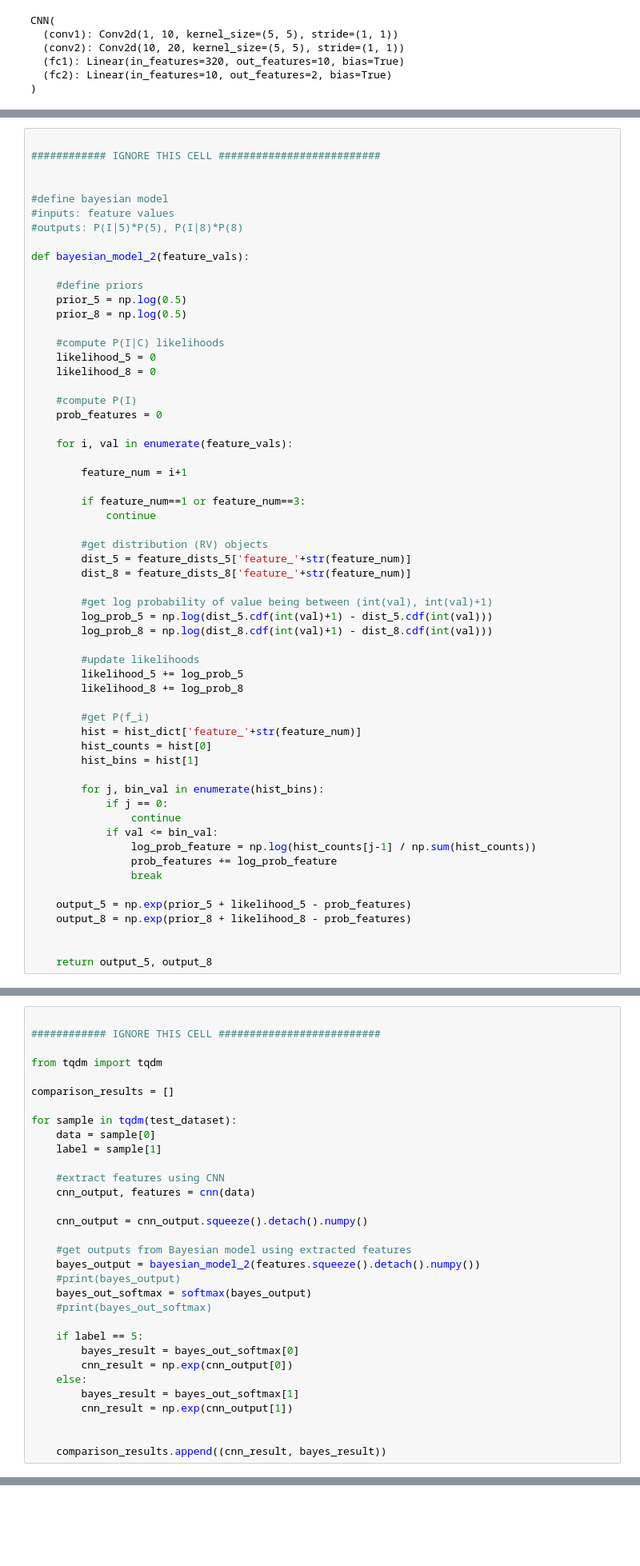
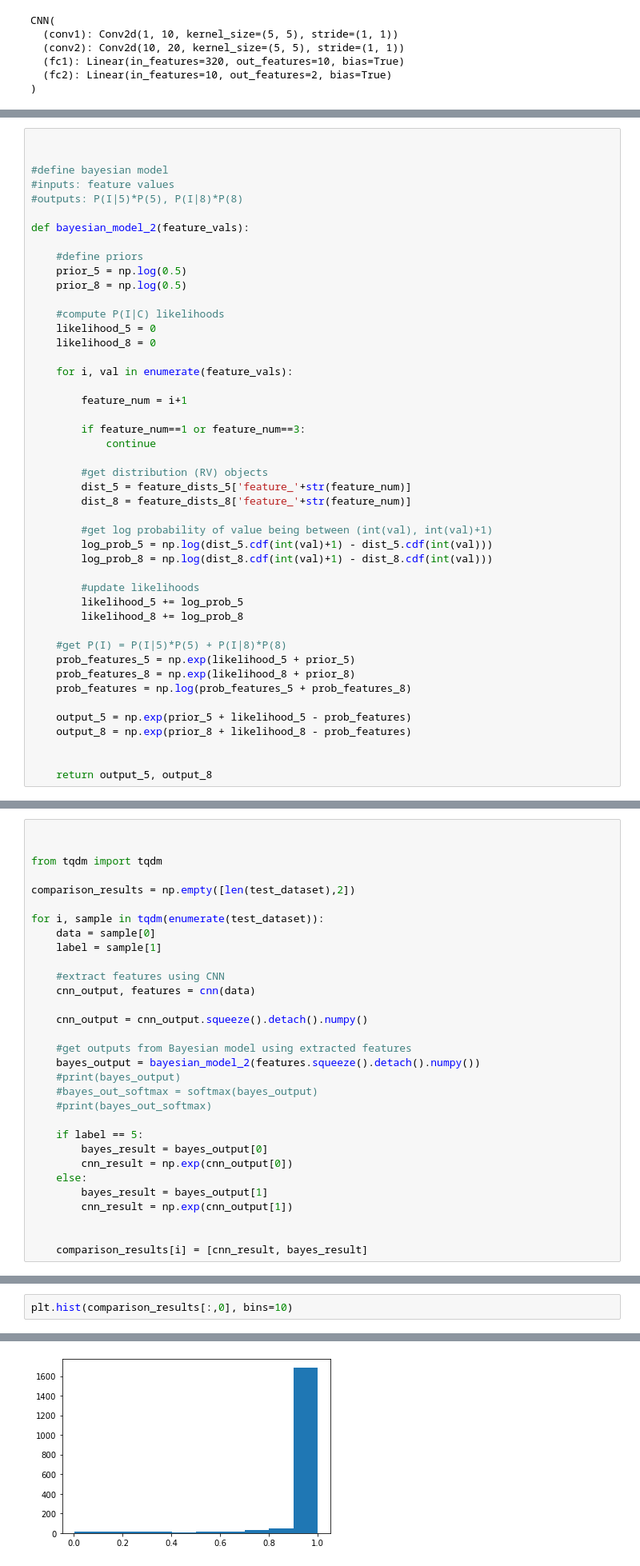
Before and after one commit to jnshzk/CCM_project, a Jupyter notebook: bayesian_model.ipynb, the cells around one changed output, grey strips where cells are left out. Shown at 80% size. Saved outputs shown, nothing was run; the diff lists cells and outputs as text; blank space fills up the shorter version.

```diff
--- a/bayesian_model.ipynb
+++ b/bayesian_model.ipynb
@@ -404,6 +437,4 @@ array([[0.00000000e+00, 0.00000000e+00],
 # %%
-
-############ IGNORE THIS CELL ##########################
 
 
 #define bayesian model
@@ -419,9 +450,6 @@ def bayesian_model_2(feature_vals):
     #compute P(I|C) likelihoods
     likelihood_5 = 0
     likelihood_8 = 0
-
-    #compute P(I)
-    prob_features = 0
 
     for i, val in enumerate(feature_vals):
 
@@ -442,18 +470,10 @@ def bayesian_model_2(feature_vals):
         likelihood_5 += log_prob_5
         likelihood_8 += log_prob_8
 
-        #get P(f_i)
-        hist = hist_dict['feature_'+str(feature_num)]
-        hist_counts = hist[0]
-        hist_bins = hist[1]
-
-        for j, bin_val in enumerate(hist_bins):
-            if j == 0:
-                continue
-            if val <= bin_val:
-                log_prob_feature = np.log(hist_counts[j-1] / np.sum(hist_counts))
-                prob_features += log_prob_feature
-                break
+    #get P(I) = P(I|5)*P(5) + P(I|8)*P(8)
+    prob_features_5 = np.exp(likelihood_5 + prior_5)
+    prob_features_8 = np.exp(likelihood_8 + prior_8)
+    prob_features = np.log(prob_features_5 + prob_features_8)
 
     output_5 = np.exp(prior_5 + likelihood_5 - prob_features)
     output_8 = np.exp(prior_8 + likelihood_8 - prob_features)
@@ -495,12 +514,11 @@ bayesian model test accuracy: 0.9694533762057878
 # %%
 
-############ IGNORE THIS CELL ##########################
 
 from tqdm import tqdm
 
-comparison_results = []
+comparison_results = np.empty([len(test_dataset),2])
 
-for sample in tqdm(test_dataset):
+for i, sample in tqdm(enumerate(test_dataset)):
     data = sample[0]
     label = sample[1]
 
@@ -512,15 +530,15 @@ for sample in tqdm(test_dataset):
     #get outputs from Bayesian model using extracted features
     bayes_output = bayesian_model_2(features.squeeze().detach().numpy())
     #print(bayes_output)
-    bayes_out_softmax = softmax(bayes_output)
+    #bayes_out_softmax = softmax(bayes_output)
     #print(bayes_out_softmax)
 
     if label == 5:
-        bayes_result = bayes_out_softmax[0]
+        bayes_result = bayes_output[0]
         cnn_result = np.exp(cnn_output[0])
     else:
-        bayes_result = bayes_out_softmax[1]
+        bayes_result = bayes_output[1]
         cnn_result = np.exp(cnn_output[1])
 
 
-    comparison_results.append((cnn_result, bayes_result))
+    comparison_results[i] = [cnn_result, bayes_result]
@@ -656,0 +545,3 @@ comparison_results[:20]
+# %%
+plt.hist(comparison_results[:,0], bins=10)
+# %% [output]
@@ -656,0 +554 @@ comparison_results[:20]
+[figure, added]
```
Also changed, not shown: parts of 12 cells of this notebook.
